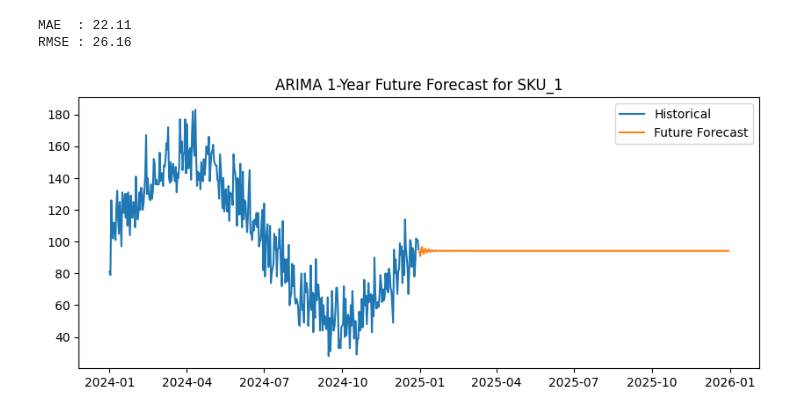
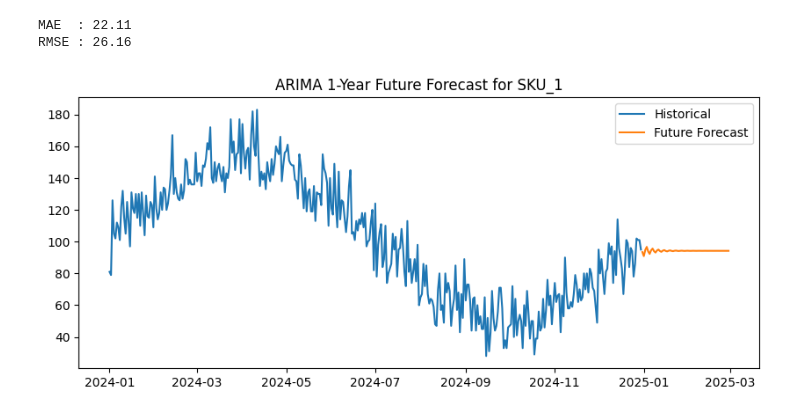
Before and after one commit to catana-11/ttl-inventory-mgm-utils, a Jupyter notebook: arima_train_test.ipynb, the cells around one changed output. Cells and saved outputs as stored; diff of their text form; code cells hidden in the pictures.

```diff
--- a/arima_train_test.ipynb
+++ b/arima_train_test.ipynb
@@ -82,19 +82,19 @@ RMSE : 26.16
 # %%
 fit = ARIMA(ts, order=best_order).fit()
 
-forecast_future = fit.forecast(steps=365)
+forecast_future = fit.forecast(steps=60)
 
 future_dates = pd.date_range(
     start=ts.index.max() + pd.Timedelta(days=1),
-    periods=365,
+    periods=60,
     freq="D"
 )
 
 plt.figure(figsize=(10,4))
 plt.plot(ts.index, ts.values, label="Historical")
 plt.plot(future_dates, forecast_future.values, label="Future Forecast")
 plt.legend()
 plt.title(f"ARIMA 1-Year Future Forecast for {sku}")
 plt.show()
 # %% [output]
-[figure, old version]
+[figure, new version]
```
Also changed, not shown: 10 other files.
